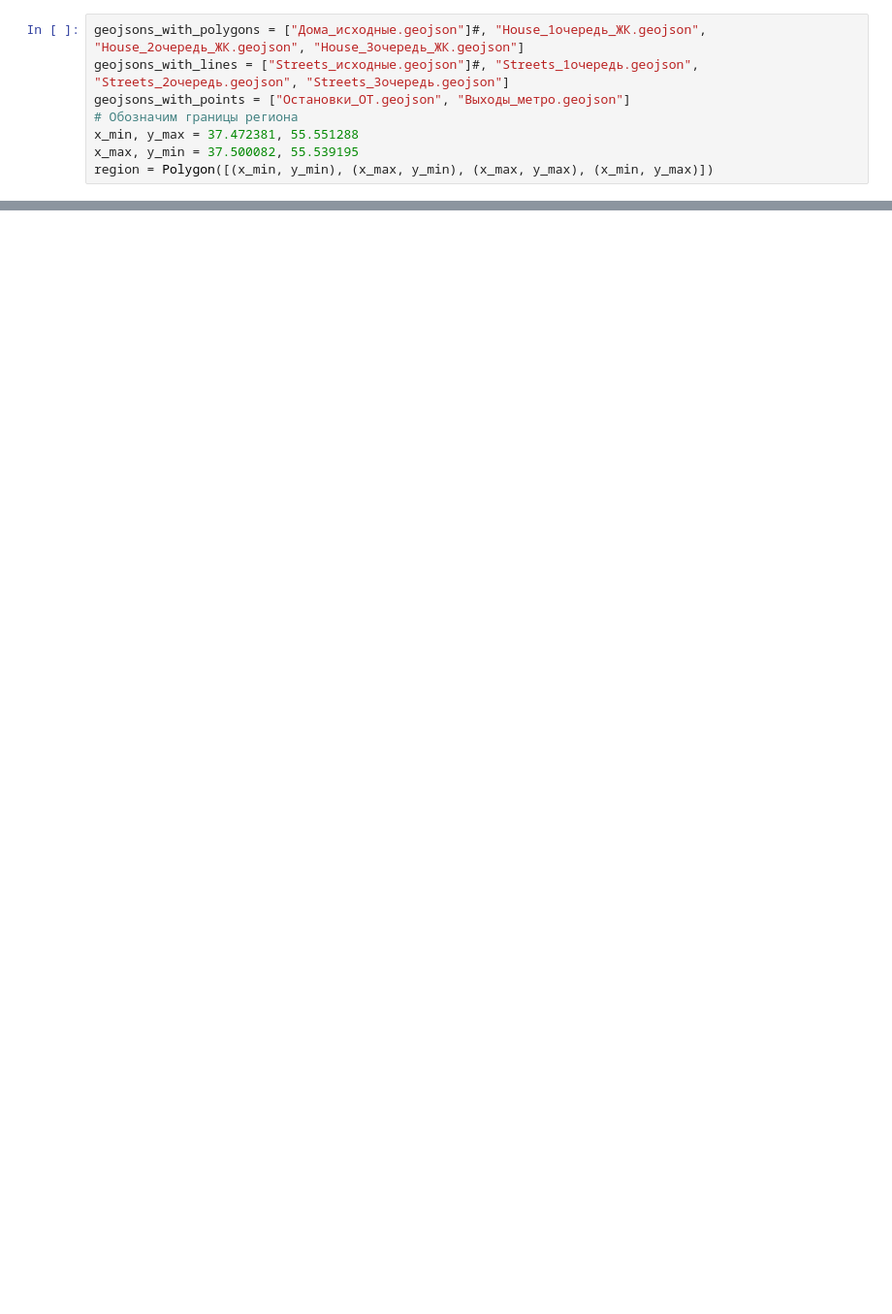
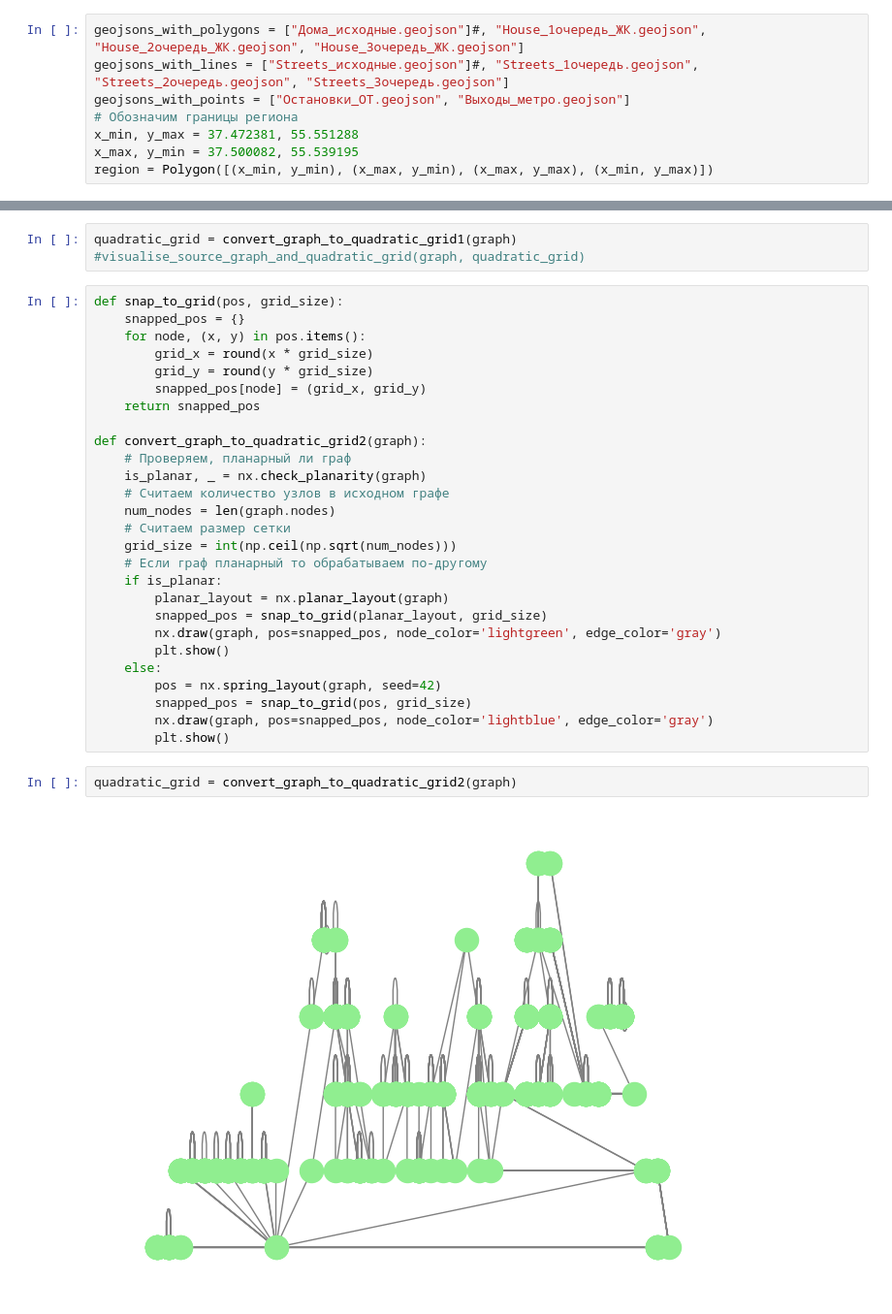
Before and after one commit to Chebart/AI_working_tool_for_urban_development_data, a Jupyter notebook: ml/parse_geojson.ipynb, the cells around one changed output, grey strips where cells are left out. Shown: that part at 97% size. Drawn from its saved outputs; the diff is of its cells as text; blank space fills up the shorter version.

```diff
--- a/ml/parse_geojson.ipynb
+++ b/ml/parse_geojson.ipynb
@@ -137,0 +215,34 @@ get_graph_on_first_iteration(geojsons_with_points,
+# %%
+quadratic_grid = convert_graph_to_quadratic_grid1(graph)
+#visualise_source_graph_and_quadratic_grid(graph, quadratic_grid)
+# %%
+def snap_to_grid(pos, grid_size):
+    snapped_pos = {}
+    for node, (x, y) in pos.items():
+        grid_x = round(x * grid_size)
+        grid_y = round(y * grid_size)
+        snapped_pos[node] = (grid_x, grid_y)
+    return snapped_pos
+
+def convert_graph_to_quadratic_grid2(graph):
+    # Проверяем, планарный ли граф
+    is_planar, _ = nx.check_planarity(graph)
+    # Считаем количество узлов в исходном графе
+    num_nodes = len(graph.nodes)
+    # Считаем размер сетки
+    grid_size = int(np.ceil(np.sqrt(num_nodes)))
+    # Если граф планарный то обрабатываем по-другому
+    if is_planar:
+        planar_layout = nx.planar_layout(graph)
+        snapped_pos = snap_to_grid(planar_layout, grid_size)
+        nx.draw(graph, pos=snapped_pos, node_color='lightgreen', edge_color='gray')
+        plt.show()
+    else:
+        pos = nx.spring_layout(graph, seed=42)
+        snapped_pos = snap_to_grid(pos, grid_size)
+        nx.draw(graph, pos=snapped_pos, node_color='lightblue', edge_color='gray')
+        plt.show()
+# %%
+quadratic_grid = convert_graph_to_quadratic_grid2(graph)
+# %% [output]
+[figure, added]
```
Also changed, not shown: parts of 10 cells of this notebook.
